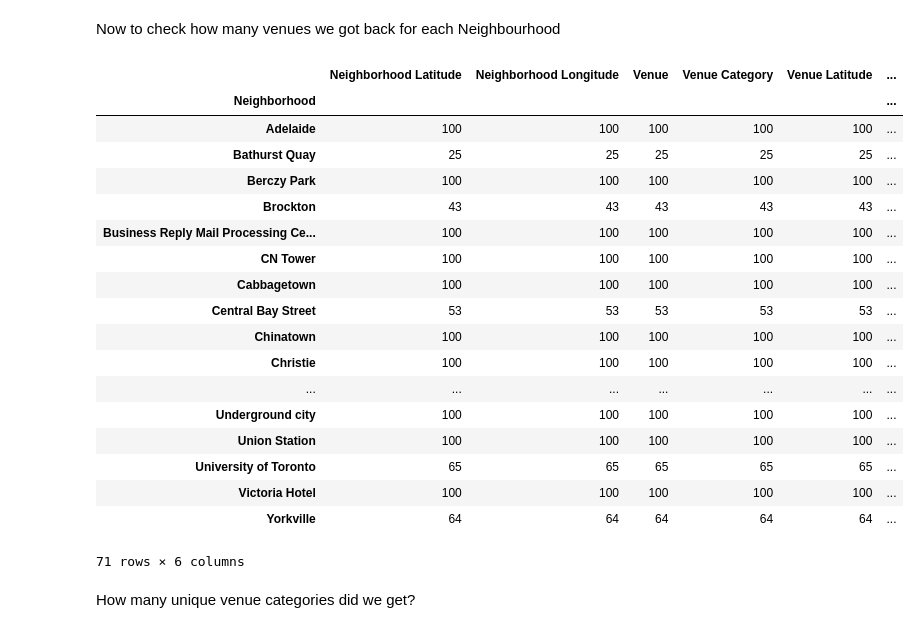
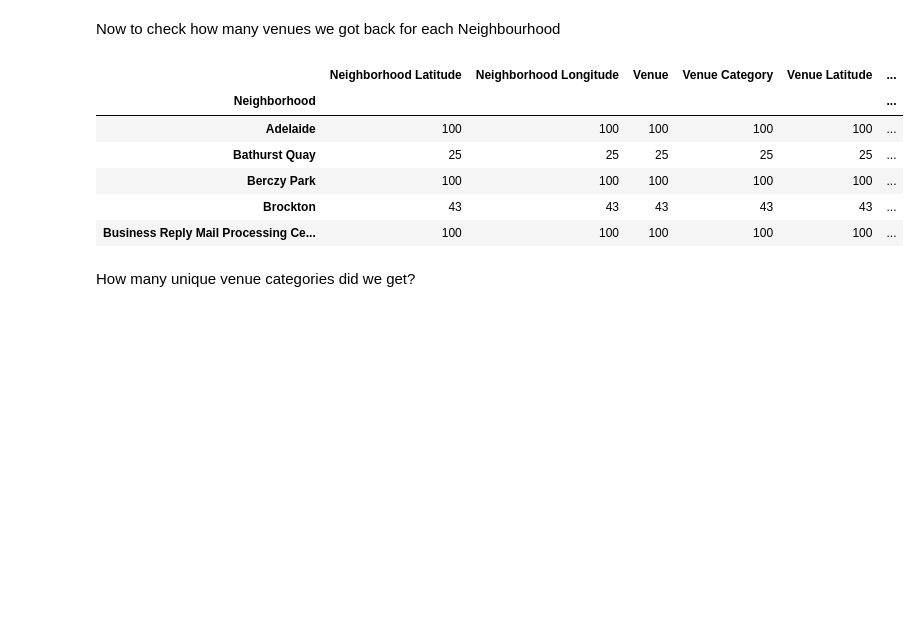
Before and after one commit to DataistDogma/Coursera_Capstone, a Jupyter notebook: Toronto Clustering.ipynb, the cells around one changed output. Drawn from its saved outputs; the diff is of its cells as text; code cells hidden in the pictures; blank space fills up the shorter version.

```diff
--- a/Toronto Clustering.ipynb
+++ b/Toronto Clustering.ipynb
@@ -345,27 +323,15 @@ Shape of the result is: (4218, 7)
 # %% [markdown]
 Now to check how many venues we got back for each Neighbourhood
 # %%
-df3.groupby('Neighborhood').count()
+df3.groupby('Neighborhood').count().head()
 # %% [output]
 |  | Neighborhood Latitude | Neighborhood Longitude | Venue | Venue Category | Venue Latitude | ... |
 | Neighborhood |  |  |  |  |  | ... |
 | Adelaide | 100 | 100 | 100 | 100 | 100 | ... |
 | Bathurst Quay | 25 | 25 | 25 | 25 | 25 | ... |
 | Berczy Park | 100 | 100 | 100 | 100 | 100 | ... |
 | Brockton | 43 | 43 | 43 | 43 | 43 | ... |
 | Business Reply Mail Processing Ce... | 100 | 100 | 100 | 100 | 100 | ... |
-| CN Tower | 100 | 100 | 100 | 100 | 100 | ... |
-| Cabbagetown | 100 | 100 | 100 | 100 | 100 | ... |
-| Central Bay Street | 53 | 53 | 53 | 53 | 53 | ... |
-| Chinatown | 100 | 100 | 100 | 100 | 100 | ... |
-| Christie | 100 | 100 | 100 | 100 | 100 | ... |
-| ... | ... | ... | ... | ... | ... | ... |
-| Underground city | 100 | 100 | 100 | 100 | 100 | ... |
-| Union Station | 100 | 100 | 100 | 100 | 100 | ... |
-| University of Toronto | 65 | 65 | 65 | 65 | 65 | ... |
-| Victoria Hotel | 100 | 100 | 100 | 100 | 100 | ... |
-| Yorkville | 64 | 64 | 64 | 64 | 64 | ... |
-71 rows × 6 columns
 # %% [markdown]
 How many unique venue categories did we get?
 # %%
```
Also changed, not shown: parts of 14 cells of this notebook.
